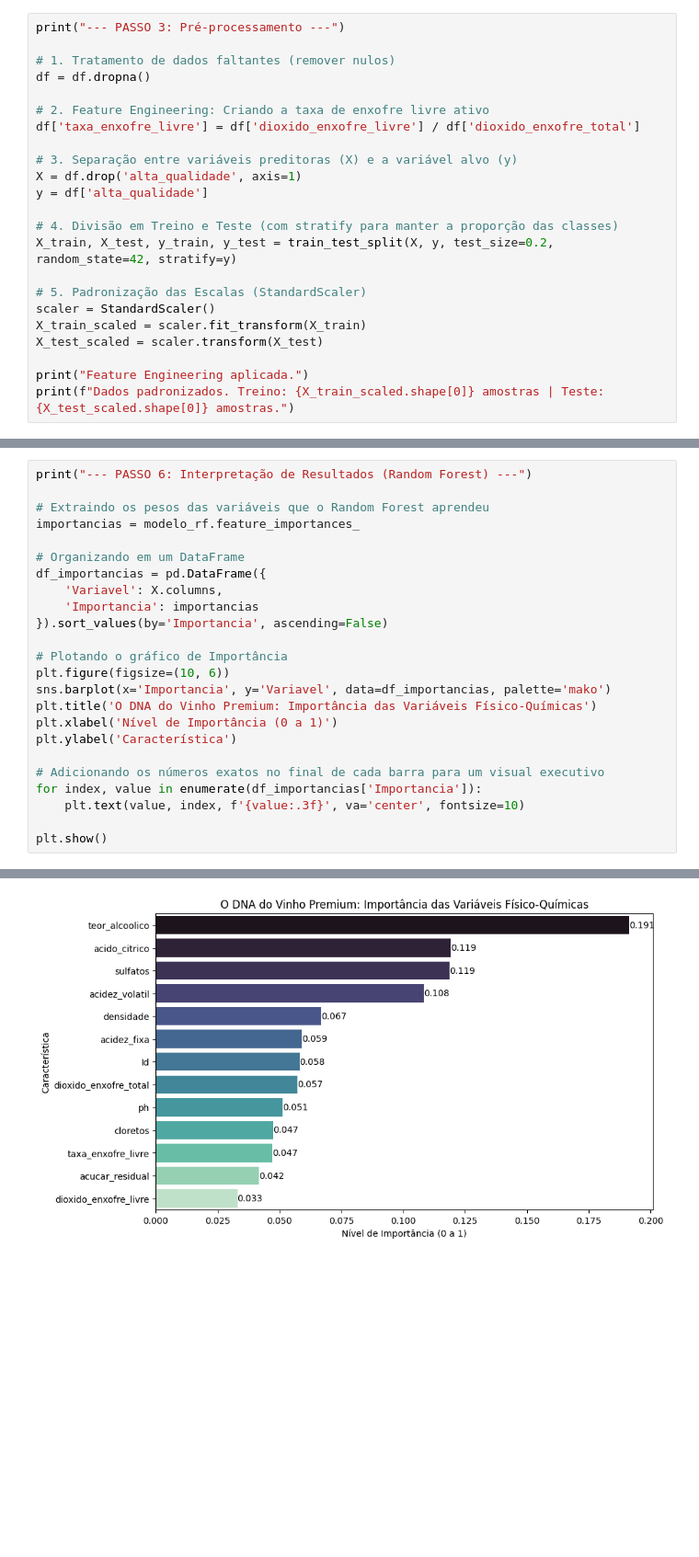
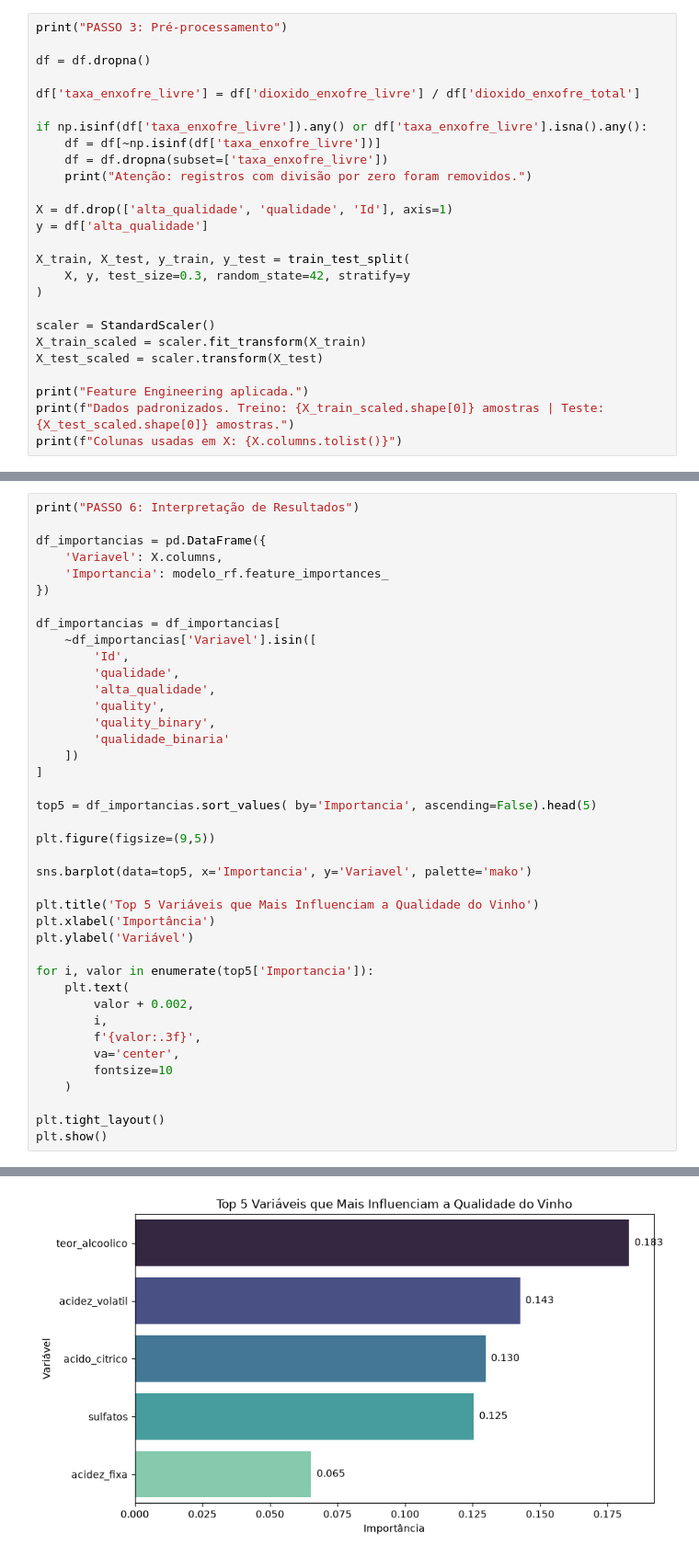
Before and after one commit to victorperes02/Wine_Quality_Classification, a Jupyter notebook: notebooks/projeto_vinhos.ipynb, the cells around one changed output, grey strips where cells are left out. Shown at 92% size. Drawn from its saved outputs; the diff is of its cells as text; blank space fills up the shorter version.

```diff
--- a/notebooks/projeto_vinhos.ipynb
+++ b/notebooks/projeto_vinhos.ipynb
@@ -143,24 +118,27 @@ Passing `palette` without assigning `hue` is deprecated and will be removed in v
 # %%
-print("--- PASSO 3: Pré-processamento ---")
+print("PASSO 3: Pré-processamento")
 
-# 1. Tratamento de dados faltantes (remover nulos)
 df = df.dropna()
 
-# 2. Feature Engineering: Criando a taxa de enxofre livre ativo
 df['taxa_enxofre_livre'] = df['dioxido_enxofre_livre'] / df['dioxido_enxofre_total']
 
-# 3. Separação entre variáveis preditoras (X) e a variável alvo (y)
-X = df.drop('alta_qualidade', axis=1)
+if np.isinf(df['taxa_enxofre_livre']).any() or df['taxa_enxofre_livre'].isna().any():
+    df = df[~np.isinf(df['taxa_enxofre_livre'])]
+    df = df.dropna(subset=['taxa_enxofre_livre'])
+    print("Atenção: registros com divisão por zero foram removidos.")
+
+X = df.drop(['alta_qualidade', 'qualidade', 'Id'], axis=1)
 y = df['alta_qualidade']
 
-# 4. Divisão em Treino e Teste (com stratify para manter a proporção das classes)
-X_train, X_test, y_train, y_test = train_test_split(X, y, test_size=0.2, random_state=42, stratify=y)
+X_train, X_test, y_train, y_test = train_test_split(
+    X, y, test_size=0.3, random_state=42, stratify=y
+)
 
-# 5. Padronização das Escalas (StandardScaler)
 scaler = StandardScaler()
 X_train_scaled = scaler.fit_transform(X_train)
 X_test_scaled = scaler.transform(X_test)
 
 print("Feature Engineering aplicada.")
 print(f"Dados padronizados. Treino: {X_train_scaled.shape[0]} amostras | Teste: {X_test_scaled.shape[0]} amostras.")
+print(f"Colunas usadas em X: {X.columns.tolist()}")
 # %% [output]
@@ -230,25 +203,41 @@ weighted avg       0.91      0.91      0.91       229
 # %%
-print("--- PASSO 6: Interpretação de Resultados (Random Forest) ---")
+print("PASSO 6: Interpretação de Resultados")
 
-# Extraindo os pesos das variáveis que o Random Forest aprendeu
-importancias = modelo_rf.feature_importances_
-
-# Organizando em um DataFrame
 df_importancias = pd.DataFrame({
     'Variavel': X.columns,
-    'Importancia': importancias
-}).sort_values(by='Importancia', ascending=False)
+    'Importancia': modelo_rf.feature_importances_
+})
 
-# Plotando o gráfico de Importância
-plt.figure(figsize=(10, 6))
-sns.barplot(x='Importancia', y='Variavel', data=df_importancias, palette='mako')
-plt.title('O DNA do Vinho Premium: Importância das Variáveis Físico-Químicas')
-plt.xlabel('Nível de Importância (0 a 1)')
-plt.ylabel('Característica')
+df_importancias = df_importancias[
+    ~df_importancias['Variavel'].isin([
+        'Id',
+        'qualidade',
+        'alta_qualidade',
+        'quality',
+        'quality_binary',
+        'qualidade_binaria'
+    ])
+]
 
-# Adicionando os números exatos no final de cada barra para um visual executivo
-for index, value in enumerate(df_importancias['Importancia']):
-    plt.text(value, index, f'{value:.3f}', va='center', fontsize=10)
+top5 = df_importancias.sort_values( by='Importancia', ascending=False).head(5)
 
+plt.figure(figsize=(9,5))
+
+sns.barplot(data=top5, x='Importancia', y='Variavel', palette='mako')
+
+plt.title('Top 5 Variáveis que Mais Influenciam a Qualidade do Vinho')
+plt.xlabel('Importância')
+plt.ylabel('Variável')
+
+for i, valor in enumerate(top5['Importancia']):
+    plt.text(
+        valor + 0.002,
+        i,
+        f'{valor:.3f}',
+        va='center',
+        fontsize=10
+    )
+
+plt.tight_layout()
 plt.show()
 # %% [output]
@@ -259 +248 @@ Passing `palette` without assigning `hue` is deprecated and will be removed in v
-[figure, old version]
+[figure, new version]
```
Also changed, not shown: parts of 6 cells of this notebook, 2 other files.
